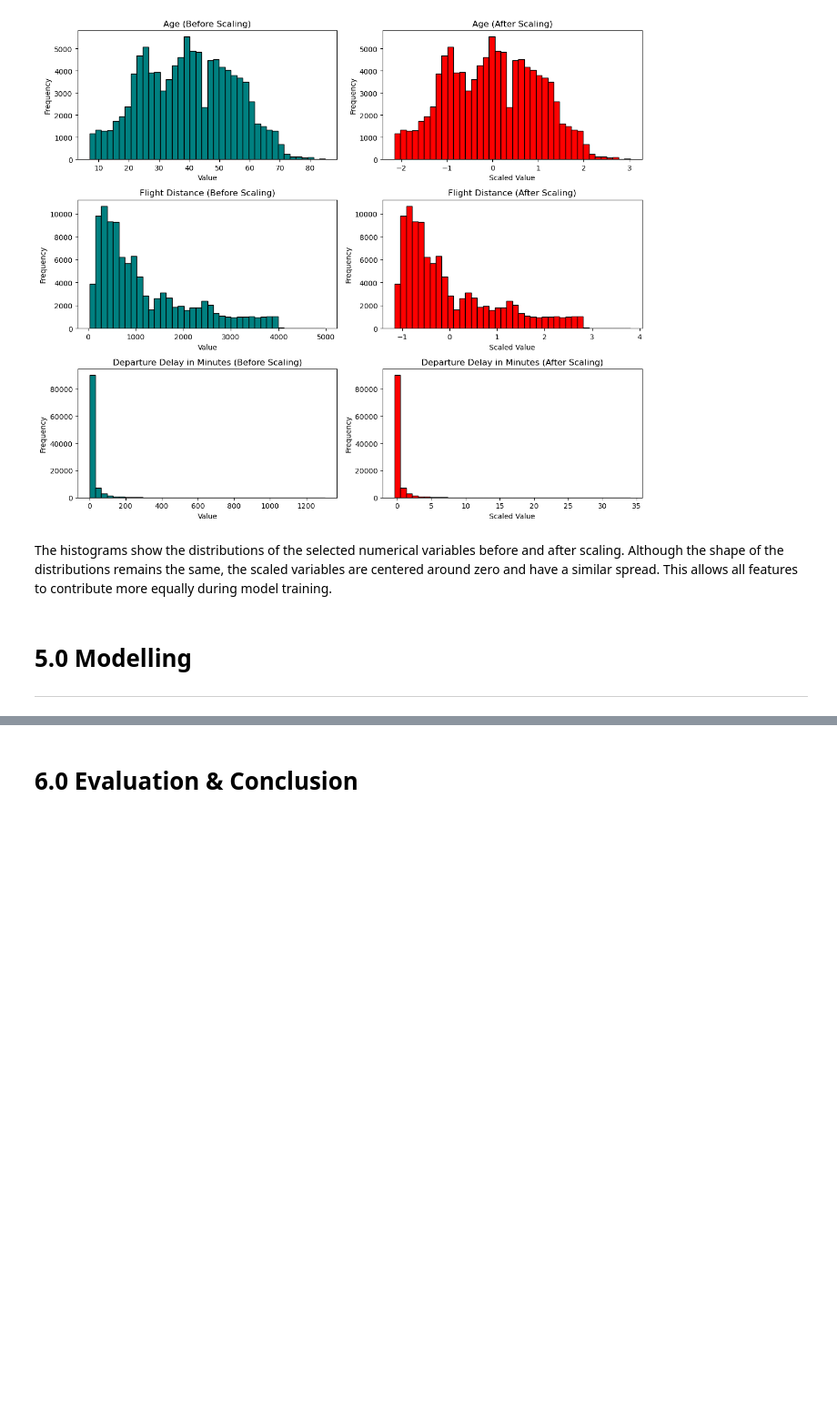
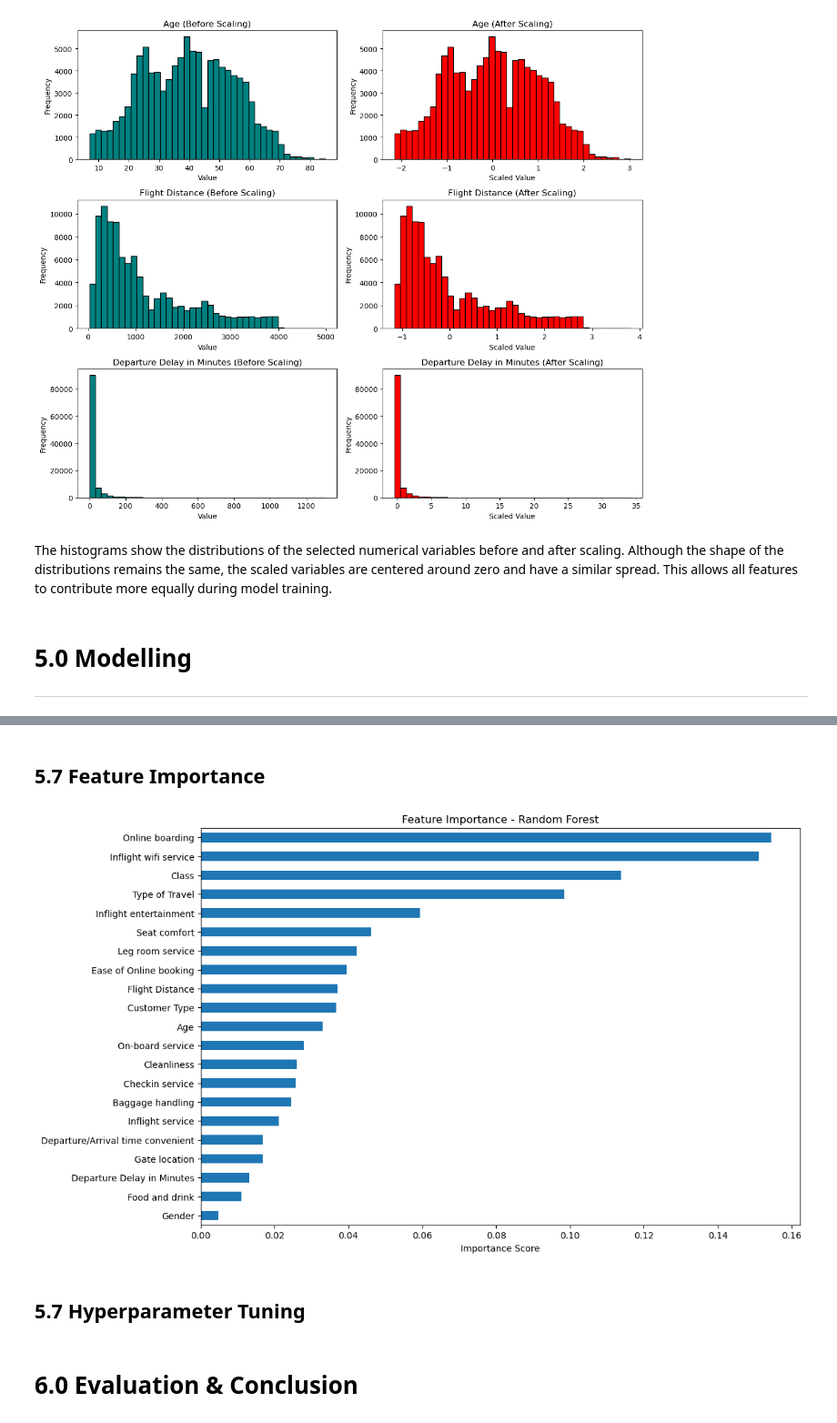
Before and after one commit to JuneHenia/Airline-Satisfaction-Prediction, a Jupyter notebook: Final project ML.ipynb, the cells around one changed output, grey strips where cells are left out. Shown at 91% size. Cells and saved outputs as stored; diff of their text form; code cells hidden in the pictures; blank space fills up the shorter version.

```diff
--- a/Final project ML.ipynb
+++ b/Final project ML.ipynb
@@ -703,0 +727,4 @@ The histograms show the distributions of the selected numerical variables before
+# %%
+# Instantiate and train model
+logreg = LogisticRegression(max_iter = 10000, random_state = 42)
+logreg.fit(X_train_scaled_full, y_train)
@@ -703,0 +878,13 @@ The histograms show the distributions of the selected numerical variables before
+# %% [markdown]
+## 5.7 Feature Importance
+# %%
+importance = pd.Series(rf.feature_importances_, index=X_train_scaled_full.columns).sort_values(ascending = True)
+
+importance.plot(kind = "barh", figsize = (12,8))
+plt.title("Feature Importance - Random Forest")
+plt.xlabel("Importance Score")
+plt.show()
+# %% [output]
+[figure, added]
+# %% [markdown]
+## 5.7 Hyperparameter Tuning
```
Also changed, not shown: parts of 21 cells of this notebook.
